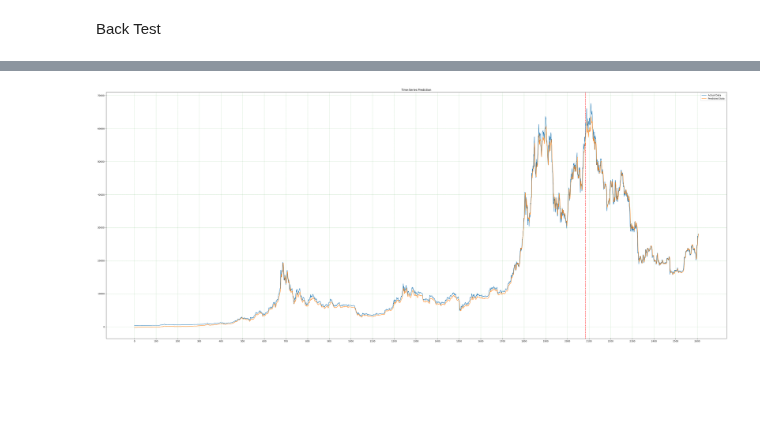
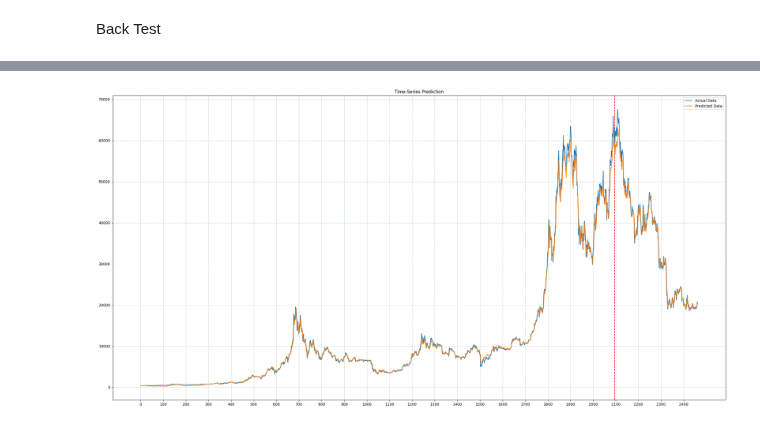
Before and after one commit to mohsenmolaei/seriesnet_based, a Jupyter notebook: seriesNet.ipynb, the cells around one changed output, grey strips where cells are left out. Cells and saved outputs as stored; diff of their text form; code cells hidden in the pictures; blank space fills up the shorter version.

```diff
--- a/seriesNet.ipynb
+++ b/seriesNet.ipynb
@@ -170,0 +190,17 @@ ytest = test_data.price_usd_close
+# %%
+# داده های تست روزهای اخیر
+# test_data= pd.read_csv('test_data.csv')
+# xtest = test_data.price_usd_close
+# condtest = test_data[["receiving_count", "^DJI"]]
+# ytest = test_data.price_usd_close
+
+# داده های تست جدا شده از 143 روز اخر آموزش
+test_df = cond.iloc[-143:]
+cond = cond.iloc[:-143]
+Y = cond.price_usd_close
+cond = cond.drop("price_usd_close",axis=1)
+
+xtest = test_df.price_usd_close
+condtest = test_df.drop("price_usd_close",axis=1)
+condtest =condtest[f_col]
+ytest = test_df.price_usd_close
@@ -179,15 +229,15 @@ MMScaler_test = MinMaxScaler()
 SScaler_test = StandardScaler()
 condscaler_test = StandardScaler()
 
+# Test data Scaler
 X_trans_test = SScaler_test.fit_transform(xtest.values.reshape(-1, 1))
 c_trans_test = condscaler_test.fit_transform(condtest)
 y_trans_test = MMScaler_test.fit_transform(ytest.values.reshape(-1, 1))
 
-
-XX = np.array(data.price_usd_close)
-X_trans = SScaler.fit_transform(XX.reshape(-1, 1))#Y.reshape(-1, 1))
+# train and validation data scaler
+X_trans = SScaler.fit_transform(pd.DataFrame(np.array(Y).reshape(-1, 1)))#Y.reshape(-1, 1))
 condtemp = cond
-c_trans = condscaler.fit_transform(condtemp[["receiving_count", "^DJI"]])
+c_trans = condscaler.fit_transform(condtemp[f_col])
 
 # for i in range(0,len(selectmx.T)):
 #   col2 = c_trans[:,i].copy()
@@ -201,7 +251,7 @@ c_trans = condscaler.fit_transform(condtemp[["receiving_count", "^DJI"]])
 # c_trans = pd.DataFrame(c_trans)
 # c_trans = c_trans.drop(c_trans.columns[c_trans.apply(lambda col: col.all() == 0)], axis=1)
 
-y_trans = MMScaler.fit_transform(Y.reshape(-1, 1))
+y_trans = MMScaler.fit_transform(pd.DataFrame(np.array(Y).reshape(-1, 1)))
 print(X_trans.shape)
 print(c_trans.shape)
 print(y_trans.shape)
@@ -230,7 +280,7 @@ DataX_test, DataC_test, Datay_test = split_sequences(X_trans_test, c_trans_test,
 # print(X_trans_test[-7:])
 
 total_samples = len(X)
-train_test_cutoff = round(0.80 * total_samples)
+train_test_cutoff = round(0.85 * total_samples)
 
 X_train = X_ss[:-(total_samples-train_test_cutoff)]
 C_train = C_ss[:-(total_samples-train_test_cutoff)]
@@ -289,5 +339,6 @@ C_test_tensors_final = torch.reshape(C_test_tensors,
                                       C_test_tensors.shape[2]))
 
 print("Training Shape:", X_train_tensors_final.shape, C_train_tensors_final.shape, y_train_tensors.shape)
-print("Testing Shape:", X_test_tensors_final.shape, C_test_tensors_final.shape, y_test_tensors.shape)
+print("Validation Shape:", X_test_tensors_final.shape, C_test_tensors_final.shape, y_test_tensors.shape)
+print("Test Shape:", DataX_test.shape, DataC_test.shape, Datay_test.shape)
 # %% [output]
@@ -557,11 +678,11 @@ checkpoint = torch.load(f'./weights/model_epoch_{best_epoch}.pth')
 myModel.load_state_dict(checkpoint['state_dict'])
 
 
-df_X_ss = SScaler.transform(XX.reshape(-1, 1)) # old transformers
+df_X_ss = SScaler.transform(pd.DataFrame(np.array(Y).reshape(-1, 1))) # old transformers
 # df_C_ss = condscaler.transform(condtemp[["utxo_spent_value_median", "receiving_count","active_count", "volume_median",
 #                                             "difficulty_latest", "SI=F", "^DJI", "^IXIC", "N225", "AVAX-USD", "BNB-USD",
 #                                             "DOGE-USD", "LTC-USD", "SHIB-USD", "SOL-USD", "USDC-USD"]])
-df_C_ss = condscaler.transform(condtemp[["receiving_count", "^DJI"]])
+df_C_ss = condscaler.transform(condtemp[f_col])
 
 # for i in range(0,len(selectmx.T)):
 #   col2 = df_C_ss[:,i].copy()
@@ -571,7 +692,7 @@ df_C_ss = condscaler.transform(condtemp[["receiving_count", "^DJI"]])
 # c_trans = pd.DataFrame(c_trans)
 # c_trans = c_trans.drop(c_trans.columns[c_trans.apply(lambda col: col.all() == 0)], axis=1)
 
-df_y_mm = MMScaler.transform(np.array(data.price_usd_close).reshape(-1, 1))
+df_y_mm = MMScaler.transform(pd.DataFrame(np.array(Y).reshape(-1, 1)))
 df_y_mm = df_y_mm.squeeze()
 # split the sequence
 df_X_ss, df_C_ss, df_y_mm = split_sequences(df_X_ss, df_C_ss, df_y_mm, x_shape, y_shape)
@@ -582,35 +703,35 @@ df_y_mm = Variable(torch.Tensor(df_y_mm))
 # reshaping the dataset
 df_X_ss = torch.reshape(df_X_ss, (df_X_ss.shape[0], x_shape, df_X_ss.shape[2]))
 df_C_ss = torch.reshape(df_C_ss, (df_C_ss.shape[0], x_shape, df_C_ss.shape[2]))
 
 train_predict = myModel(df_X_ss.to(device),df_C_ss.to(device)).cpu() # forward pass
 
 data_predict = train_predict.data.numpy() # numpy conversion
 dataY_plot = df_y_mm.data.numpy()
 
 data_predict = MMScaler.inverse_transform(data_predict) # reverse transformation
 dataY_plot = dataY_plot.squeeze()
 dataY_plot = MMScaler.inverse_transform(dataY_plot)
 true, preds = [], []
 for i in range(len(dataY_plot)):
     true.append(dataY_plot[i][0])
 for i in range(len(data_predict)):
     preds.append(data_predict[i][0])
 
 
-plt.figure(figsize=(50,20)) #plotting
+plt.figure(figsize=(30,15)) #plotting
 plt.axvline(x=train_test_cutoff -(x_shape), c='r', linestyle='--') # size of the training set
 
 plt.xticks(range(0,total_samples,100))
 plt.grid(color='g', linestyle=':', linewidth=0.5)
 plt.plot(true, label='Actual Data') # actual plot
 plt.plot(preds, label='Predicted Data') # predicted plot
 plt.title('Time-Series Prediction')
 plt.legend()
 # plt.savefig("whole_plot.png", dpi=300)
 plt.show()
 # %% [output]
-[figure, old version]
+[figure, new version]
 # %%
 plt.figure(figsize=(25,10)) #plotting
 plt.plot(loss_valid_show, label='ERROR_VALID')
```
Also changed, not shown: parts of 17 cells of this notebook.
